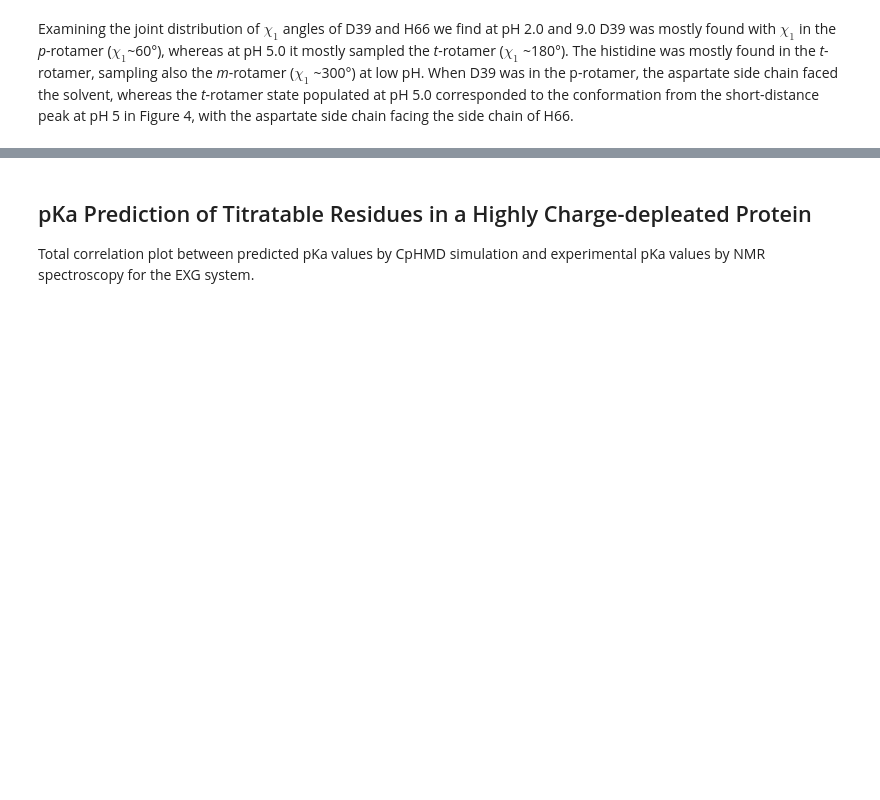
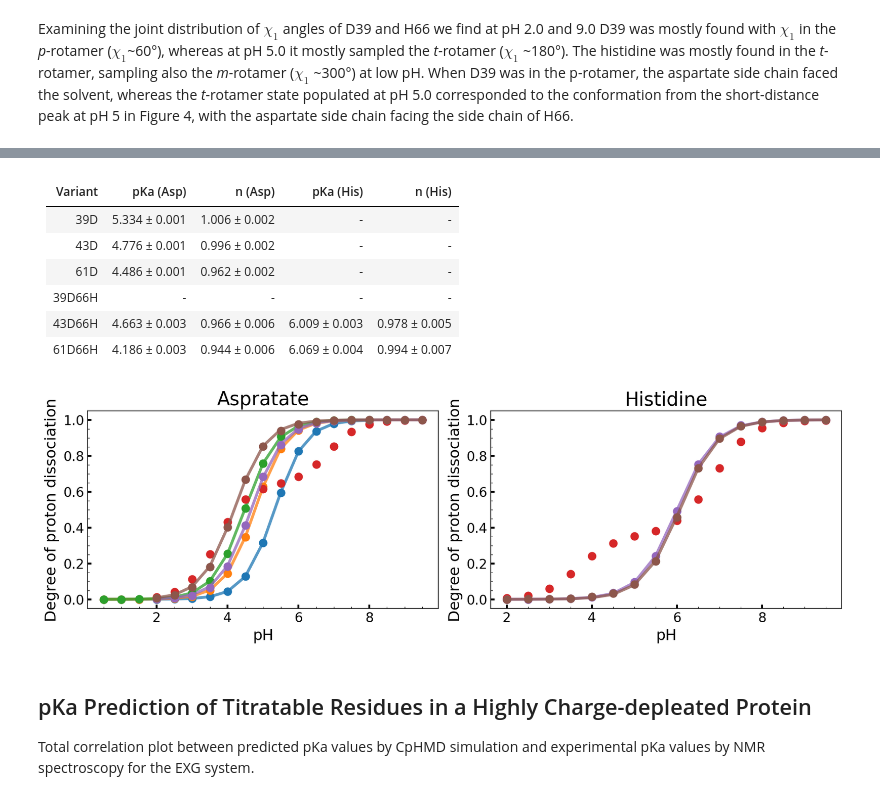
Before and after one commit to KULL-Centre/papers, a Jupyter notebook: 2020/EXG-charges-hervoe-hansen-et-al/EXG_electrostatics.ipynb, the cells around one changed output, grey strips where cells are left out. Cells and saved outputs as stored; diff of their text form; code cells hidden in the pictures; blank space fills up the shorter version.

Commit message:
Error from fitting (EXG paper)

```diff
--- a/2020/EXG-charges-hervoe-hansen-et-al/EXG_electrostatics.ipynb
+++ b/2020/EXG-charges-hervoe-hansen-et-al/EXG_electrostatics.ipynb
@@ -388,3 +426,73 @@ Progress: Variant 61D, pH 8.0 finished!
+# %%
+# Hill modified Henderson–Hasselbalch equation expressed for the deprotonated fraction
+def DeprotFraction(pH, pka, n):
+    return 1/(1+10**(n*(pka - pH)))
+
+# Initiate figure
+fig, axes = plt.subplots(nrows=1, ncols=2, figsize=(12, 4))
+
+Table = [] # Empty list used to append table values
+variants = ['39D', '43D', '61D', '39D66H', '43D66H', '61D66H'] # EXG variants
+for i, variant in enumerate(variants):
+    numTitrationSites = sum(c.isalpha() for c in variant)
+    data = np.loadtxt('data/titration_curves_{}.dat'.format(variant), usecols=(range(numTitrationSites + 1)),
+                      skiprows=1, unpack=False)
+    pH = data[:,0]
+    for j, resid in enumerate(range(1, numTitrationSites + 1)):
+        axes[j].plot(pH, data[:,resid], markersize=8, linestyle='None', marker='o', color='C{}'.format(i))
+
+        # Conditions for table & fitting of titration data.
+        if j == 0:
+            Table.append(variant)
+        if variant == '39D66H':  # Do not plot single titration curve for `39D66H` variant.
+            continue
+        if resid == 1:
+            p0 = 3 # Initial guess for Aspratate
+        else:
+            p0 = 6 # Initial guess for Histidine
+
+        popt, pcov = optimize.curve_fit(DeprotFraction, pH, data[:,resid], p0=[1,p0])
+        perr = np.sqrt(np.diag(pcov))
+        axes[j].plot(pH, DeprotFraction(pH,*popt), linewidth=3, alpha=0.75, color='C{}'.format(i))
+
+        Table.extend(['{:.3f} ± {:.3f}'.format(popt[0], perr[0]), '{:.3f} ± {:.3f}'.format(popt[1], perr[1])])
+
+# Beautification
+for i, ax in enumerate(axes):
+    ax.minorticks_on()
+    ax.set_xlabel('pH', fontsize=16)
+    ax.set_ylabel('Degree of proton dissociation', fontsize=16)
+    ax.tick_params(which='major', direction='in', length=4, width=2, colors='black',
+               grid_color='black', grid_alpha=0.5, labelsize=14)
+    ax.tick_params(which='minor', direction='in')
+
+axes[0].set_title('Aspratate', fontsize=20)
+axes[1].set_title('Histidine', fontsize=20)
+
+fig.tight_layout()
+#fig.savefig('figures/singleResidueTitrationCurves.pdf', bbox_inches='tight')
+
+Markdown('''
+| Variant | pKa (Asp) | n (Asp) | pKa (His) | n (His) |
+|---------|-----------|---------|-----------|---------|
+|  {}     |   {}      | {}      |     -     |    -    |
+|  {}     |   {}      | {}      |     -     |    -    |
+|  {}     |   {}      | {}      |     -     |    -    |
+|  {}     |    -      |   -     |     -     |    -    |
+|  {}     |   {}      | {}      |   {}      |  {}     |
+|  {}     |   {}      | {}      |   {}      |  {}     |
+'''.format(*Table))
+# %% [output]
+
+| Variant | pKa (Asp) | n (Asp) | pKa (His) | n (His) |
+|---------|-----------|---------|-----------|---------|
+|  39D     |   5.334 ± 0.001      | 1.006 ± 0.002      |     -     |    -    |
+|  43D     |   4.776 ± 0.001      | 0.996 ± 0.002      |     -     |    -    |
+|  61D     |   4.486 ± 0.001      | 0.962 ± 0.002      |     -     |    -    |
+|  39D66H     |    -      |   -     |     -     |    -    |
+|  43D66H     |   4.663 ± 0.003      | 0.966 ± 0.006      |   6.009 ± 0.003      |  0.978 ± 0.005     |
+|  61D66H     |   4.186 ± 0.003      | 0.944 ± 0.006      |   6.069 ± 0.004      |  0.994 ± 0.007     |
+[figure, added]
 # %% [markdown]
 ## pKa Prediction of Titratable Residues in a Highly Charge-depleated Protein
 Total correlation plot between predicted pKa values by CpHMD simulation and experimental pKa values by NMR spectroscopy for the EXG system.
```
Also changed, not shown: parts of 6 cells of this notebook, 1 other file.
